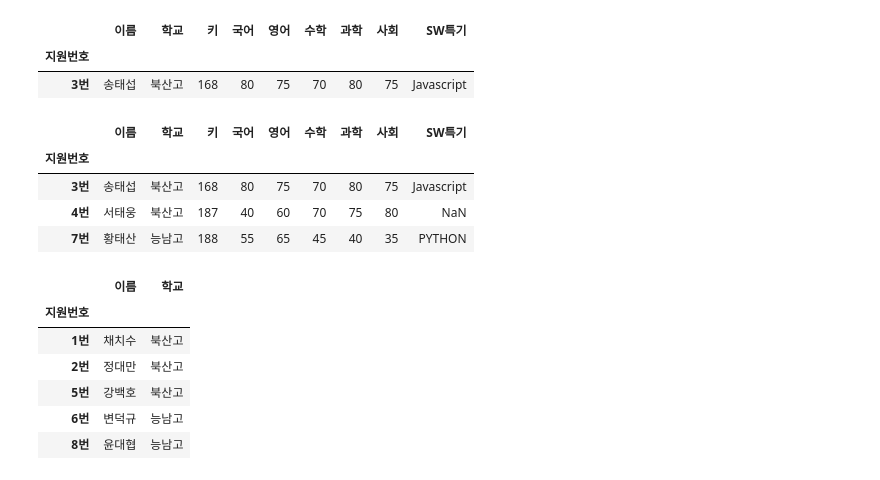
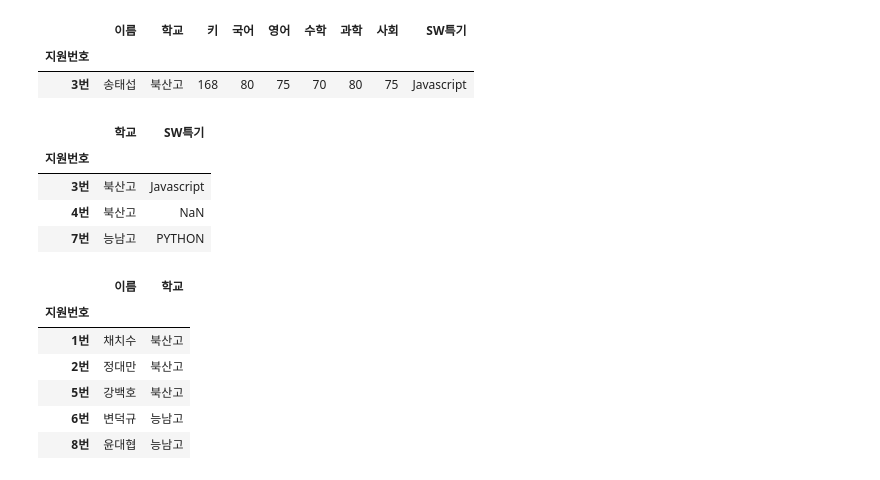
Before and after one commit to Kims-club98/python-project, a Jupyter notebook: 03.데이터분석/01시리즈/09조건선택.ipynb, the cells around one changed output. Cells and saved outputs as stored; diff of their text form; code cells hidden in the pictures.

```diff
--- a/03.데이터분석/01시리즈/09조건선택.ipynb
+++ b/03.데이터분석/01시리즈/09조건선택.ipynb
@@ -102,13 +102,13 @@ df[filt]
 # %%
 #'태'가 포함된 것만 출력
 filt=df['이름'].str.contains('태')
-df[filt]
+df[filt][['학교','SW특기']]
 # %% [output]
-|  | 이름 | 학교 | 키 | 국어 | 영어 | 수학 | 과학 | 사회 | SW특기 |
-| 지원번호 |  |  |  |  |  |  |  |  |  |
-| 3번 | 송태섭 | 북산고 | 168 | 80 | 75 | 70 | 80 | 75 | Javascript |
-| 4번 | 서태웅 | 북산고 | 187 | 40 | 60 | 70 | 75 | 80 | NaN |
-| 7번 | 황태산 | 능남고 | 188 | 55 | 65 | 45 | 40 | 35 | PYTHON |
+|  | 학교 | SW특기 |
+| 지원번호 |  |  |
+| 3번 | 북산고 | Javascript |
+| 4번 | 북산고 | NaN |
+| 7번 | 능남고 | PYTHON |
 # %%
 # 이름, 학교만 보고 싶음
 df[~filt][['이름','학교']]
```
Also changed, not shown: parts of 1 cell of this notebook, 13 other files.
